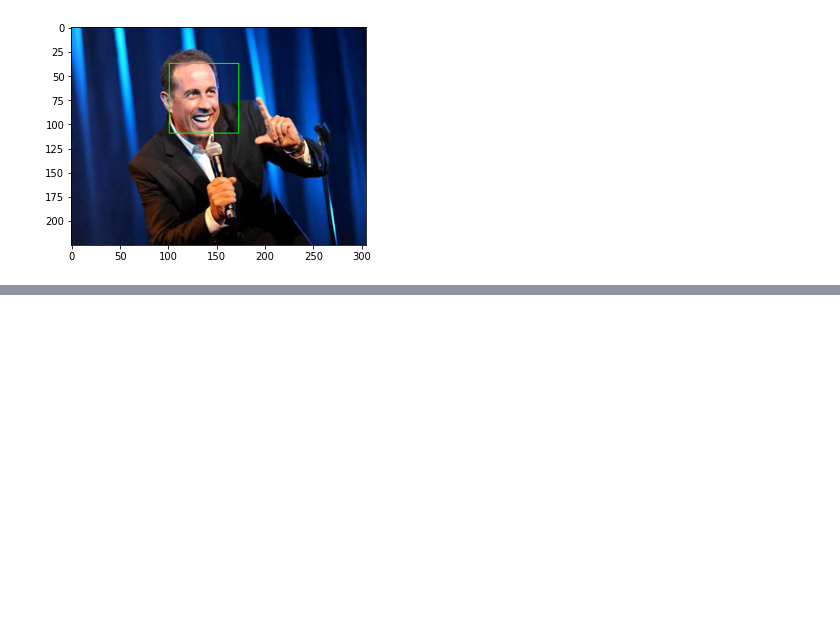
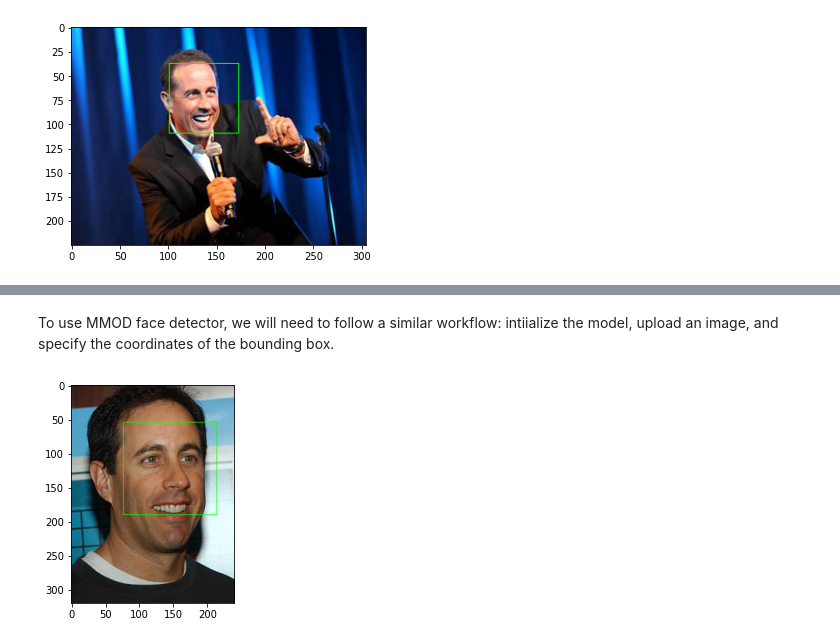
Before and after one commit to Coyote-Schmoyote/face-detection-dlib, a Jupyter notebook: face_detection_project.ipynb, the cells around one changed output, grey strips where cells are left out. Drawn from its saved outputs; the diff is of its cells as text; code cells hidden in the pictures; blank space fills up the shorter version.

Commit message:
mmod face detector

```diff
--- a/face_detection_project.ipynb
+++ b/face_detection_project.ipynb
@@ -203,0 +232,28 @@ for bbox in detected_img:
+# %% [markdown]
+To use MMOD face detector, we will need to follow a similar workflow: intiialize the model, upload an image, and specify the coordinates of the bounding box.
+# %%
+#initialize the detector
+mmod_detector = dlib.cnn_face_detection_model_v1("/content/drive/MyDrive/ml-projects/mmod_human_face_detector.dat")
+
+#load the image
+img4_path = "/content/drive/MyDrive/ml-projects/5-celeb-faces/train/jerry_seinfeld/5.jpg"
+img4 = dlib.load_rgb_image(img4_path)
+
+#process the image through the facedetector
+face = mmod_detector(img4, 0)
+
+#establish bbox coordinates
+for faceRect in face:
+  rect = faceRect.rect
+  x1 = rect.left()
+  y1 = rect.top()
+  x2 = rect.right()
+  y2 = rect.bottom()
+
+#draw the bbox with open-cv
+  cv2.rectangle(img4, (x1, y1), (x2, y2), (0, 255, 0))
+
+#display the image
+plt.imshow(img4);
+# %% [output]
+[figure, added]
```
Also changed, not shown: parts of 12 cells of this notebook.
